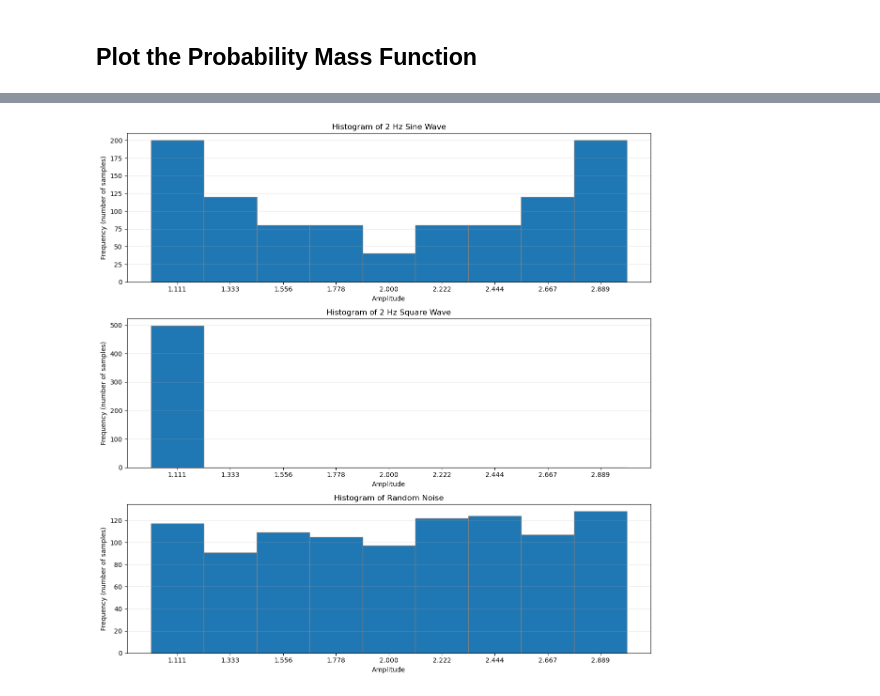
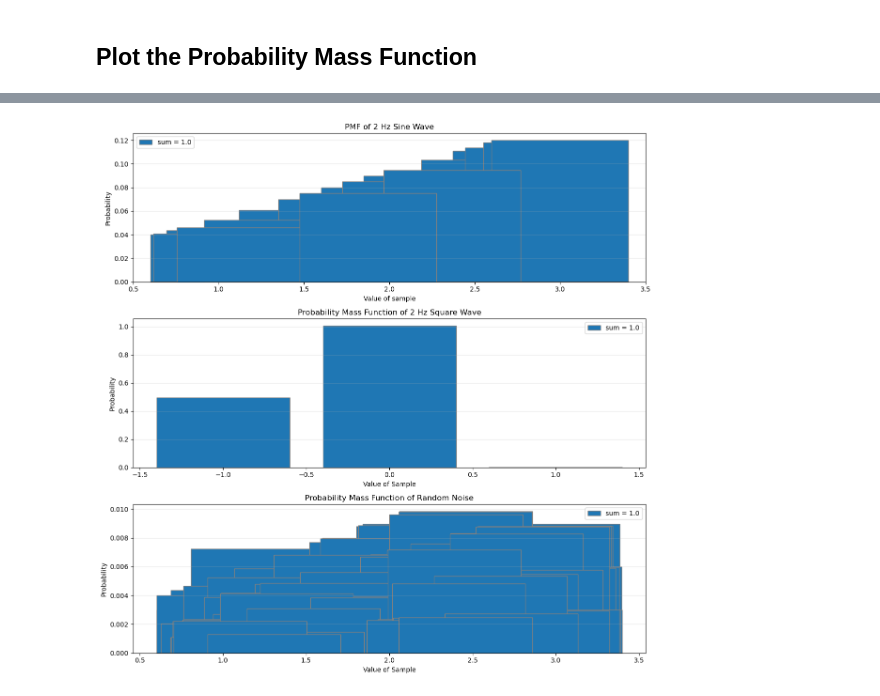
Before and after one commit to rjost1/DSP, a Jupyter notebook: homework1.ipynb, the cells around one changed output, grey strips where cells are left out. Cells and saved outputs as stored; diff of their text form; code cells hidden in the pictures.

```diff
--- a/homework1.ipynb
+++ b/homework1.ipynb
@@ -185,48 +173,46 @@ plt.show()
 # %%
+# Plot the PMF
 fig, (ax1, ax2, ax3) = plt.subplots(3, 1, figsize=(12, 12))
 abscissa = np.linspace(1, 3, 10)
 
 # sine wave
-sin_counts, sin_bins = np.histogram(signal, bins=abscissa)
-sin_bin_centers = (sin_bins[:-1] + sin_bins[1:]) / 2
-sin_bin_widths = np.diff(sin_bins)
-sin_pmf = sin_counts / n
-ax1.plot(sin_bins, sin_pmf)
-ax1.set_xticks(sin_bin_centers)
-ax1.set_xlabel('Amplitude')
-ax1.set_ylabel('Frequency (number of samples)')
-ax1.set_title('Histogram of 2 Hz Sine Wave')
+sin_counts, sin_bins = np.histogram(signal, bins=signal.size)
+sin_pmf = (sin_counts / n) * signal
+ax1.bar(signal, sin_pmf, edgecolor='gray', label=f'sum = {np.sum(sin_counts / n)}')
+#ax1.set_xticks(sin_bin_centers)
+ax1.set_xlabel('Value of sample')
+ax1.set_ylabel('Probability')
+ax1.set_xlim((0.5, 3.5))
+ax1.set_title('PMF of 2 Hz Sine Wave')
 ax1.grid(True, alpha=0.3, axis='y')
+ax1.legend()
 
 # square wave
-square_counts, square_bins = np.histogram(square_wave, bins=abscissa)
-square_bin_centers = (square_bins[:-1] + square_bins[1:]) / 2
-square_bin_widths = np.diff(square_bins)
-ax2.bar(x=square_bin_centers, height=square_counts,
-        width=square_bin_widths, align='center',
-        edgecolor= 'gray'
-        )
-ax2.set_xticks(square_bin_centers)
-ax2.set_xlabel('Amplitude')
-ax2.set_ylabel('Frequency (number of samples)')
-ax2.set_title('Histogram of 2 Hz Square Wave')
+square_counts, square_bins = np.histogram(y, bins=y.size)
+square_pmf = (square_counts / n) * y
+
+ax2.bar(x=square_wave, height=square_pmf, edgecolor= 'gray', label=f'sum = {np.sum(square_counts / n)}')
+#ax2.set_xticks(square_bin_centers)
+ax2.set_xlabel('Value of Sample')
+ax2.set_ylabel('Probability')
+ax2.set_title('Probability Mass Function of 2 Hz Square Wave')
 ax2.grid(True, alpha=0.3, axis='y')
+ax2.legend()
+# random noise
+random_counts, random_bins = np.histogram(random_noise, bins=random_noise.size)
+random_pmf = (random_counts / n) * random_noise
 
-# random noise
-random_counts, random_bins = np.histogram(random_noise, bins=abscissa)
-random_bin_centers = (random_bins[:-1] + random_bins[1:]) / 2
-random_bin_widths = np.diff(random_bins)
-ax3.bar(x=random_bin_centers, height=random_counts,
-        width=random_bin_widths, align='center',
-        edgecolor= 'gray'
-        )
-ax3.set_xticks(random_bin_centers)
-ax3.set_xlabel('Amplitude')
-ax3.set_ylabel('Frequency (number of samples)')
-ax3.set_title('Histogram of Random Noise')
+ax3.bar(x=random_noise, height=random_pmf, edgecolor= 'gray', label=f'sum = {np.sum(square_counts / n)}')
+#ax3.set_xticks(random_bin_centers)
+ax3.set_xlabel('Value of Sample')
+ax3.set_ylabel('Probability')
+ax3.set_title('Probability Mass Function of Random Noise')
 ax3.grid(True, alpha=0.3, axis='y')
+ax3.legend()
 
 plt.tight_layout()
+# Save figures
+#plt.savefig(r'C:\Users\robbyjost\Documents\DSP\figures\hw1')
 plt.show()
 # %% [output]
-[figure, old version]
+[figure, new version]
```
Also changed, not shown: parts of 7 cells of this notebook.
